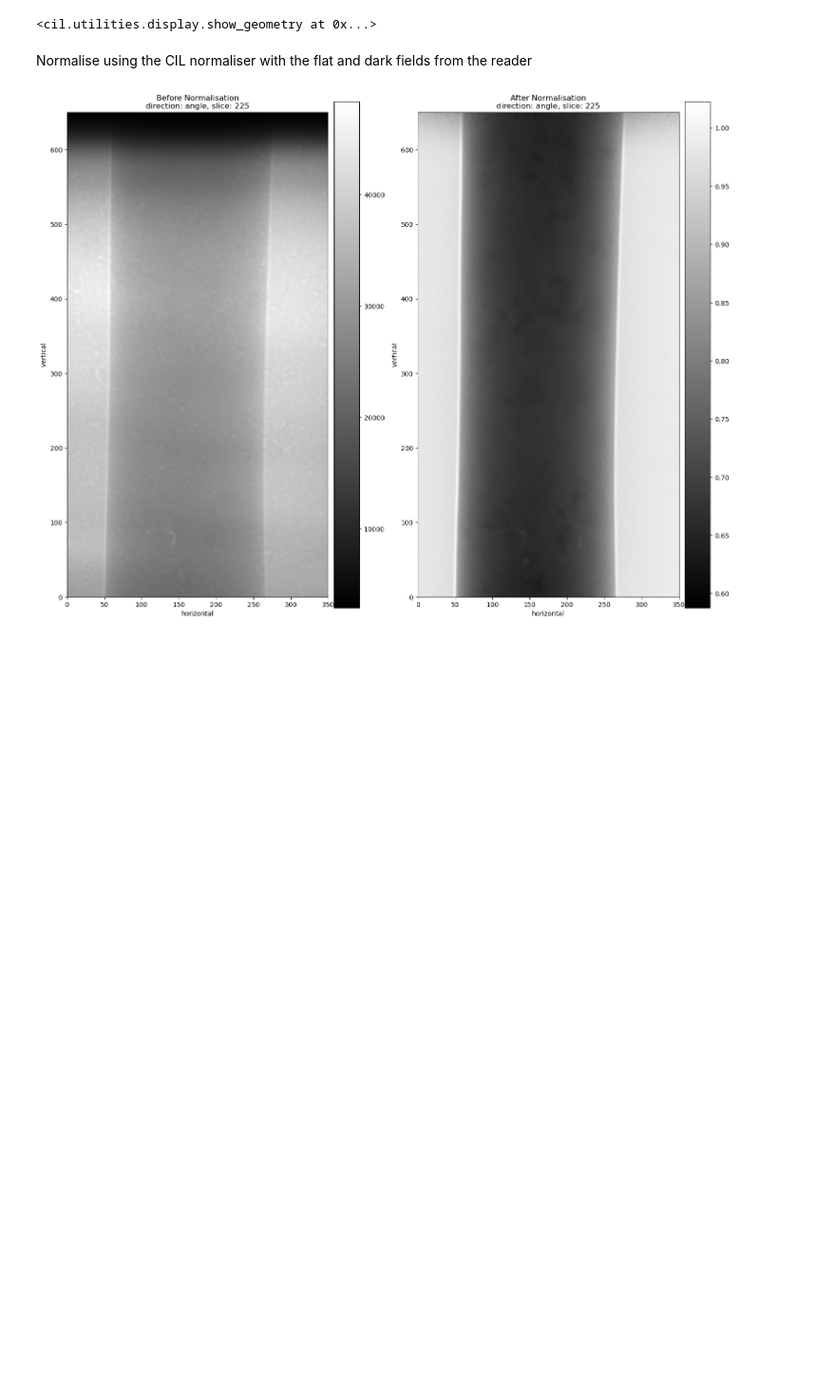
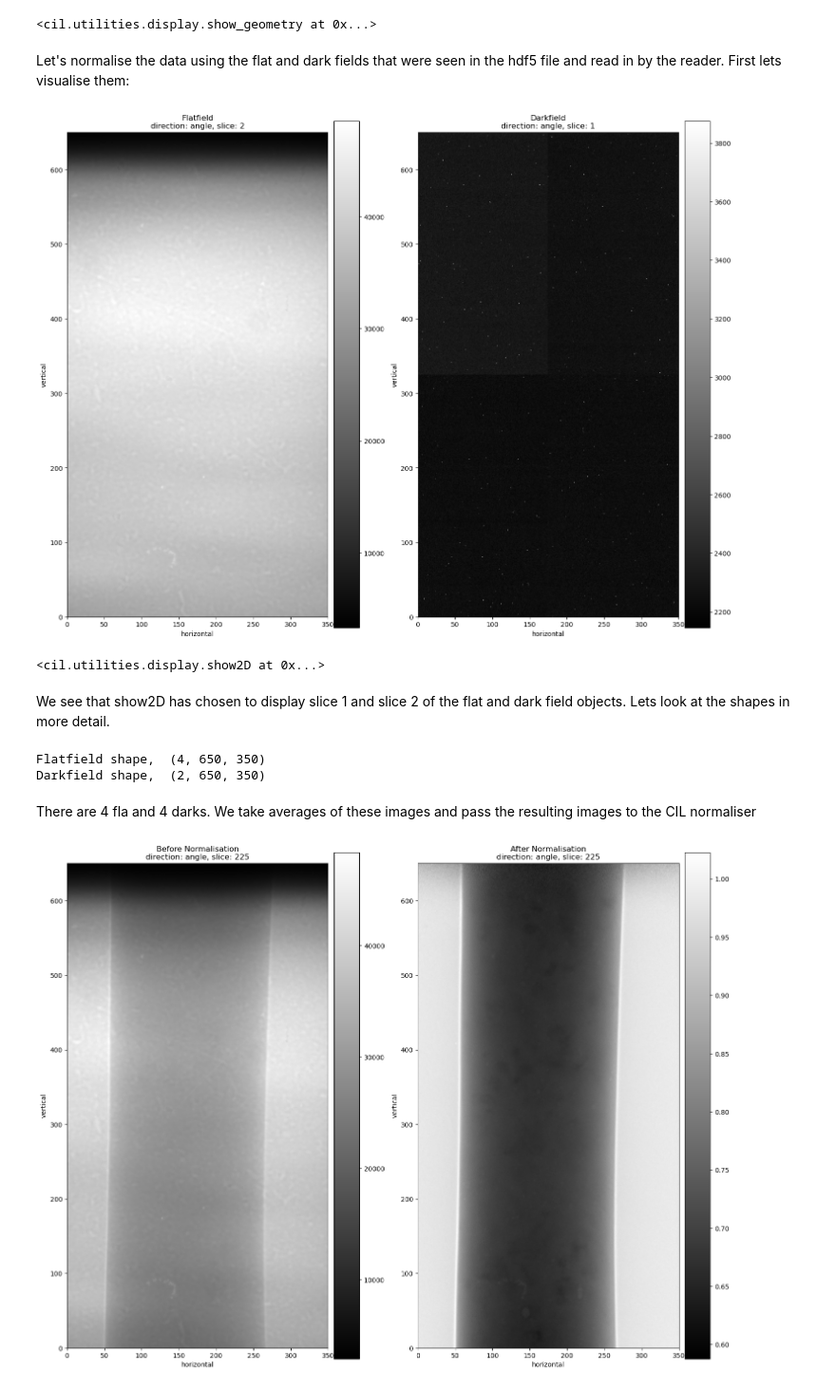
Before and after one commit to TomographicImaging/CIL-Reader-Showcase, a Jupyter notebook: 00X_hdf5_esrf_i13_i14_reader.ipynb, the cells around one changed output. Shown at 95% size. Saved outputs shown, nothing was run; the diff lists cells and outputs as text; code cells hidden in the pictures; blank space fills up the shorter version.

```diff
--- a/00X_hdf5_esrf_i13_i14_reader.ipynb
+++ b/00X_hdf5_esrf_i13_i14_reader.ipynb
@@ -126,5 +126,20 @@ show_geometry(data.geometry)
 [figure]
 <cil.utilities.display.show_geometry at 0x...>
 # %% [markdown]
-Normalise using the CIL normaliser with the flat and dark fields from the reader
+Let's normalise the data using the flat and dark fields that were seen in the hdf5 file and read in by the reader. First lets visualise them:
+# %%
+show2D([reader.flatfield, reader.darkfield], title=['Flatfield', 'Darkfield'])
+# %% [output]
+[figure, added]
+<cil.utilities.display.show2D at 0x...>
+# %% [markdown]
+We see that show2D has chosen to display slice 1 and slice 2 of the flat and dark field objects. Lets look at the shapes in more detail.
+# %%
+print('Flatfield shape, ', reader.flatfield.shape)
+print('Darkfield shape, ', reader.darkfield.shape)
+# %% [output]
+Flatfield shape,  (4, 650, 350)
+Darkfield shape,  (2, 650, 350)
+# %% [markdown]
+There are 4 fla and 4 darks. We take averages of these images and pass the resulting images to the CIL normaliser
 # %%
```
Also changed, not shown: parts of 5 cells of this notebook, 2 other files.
